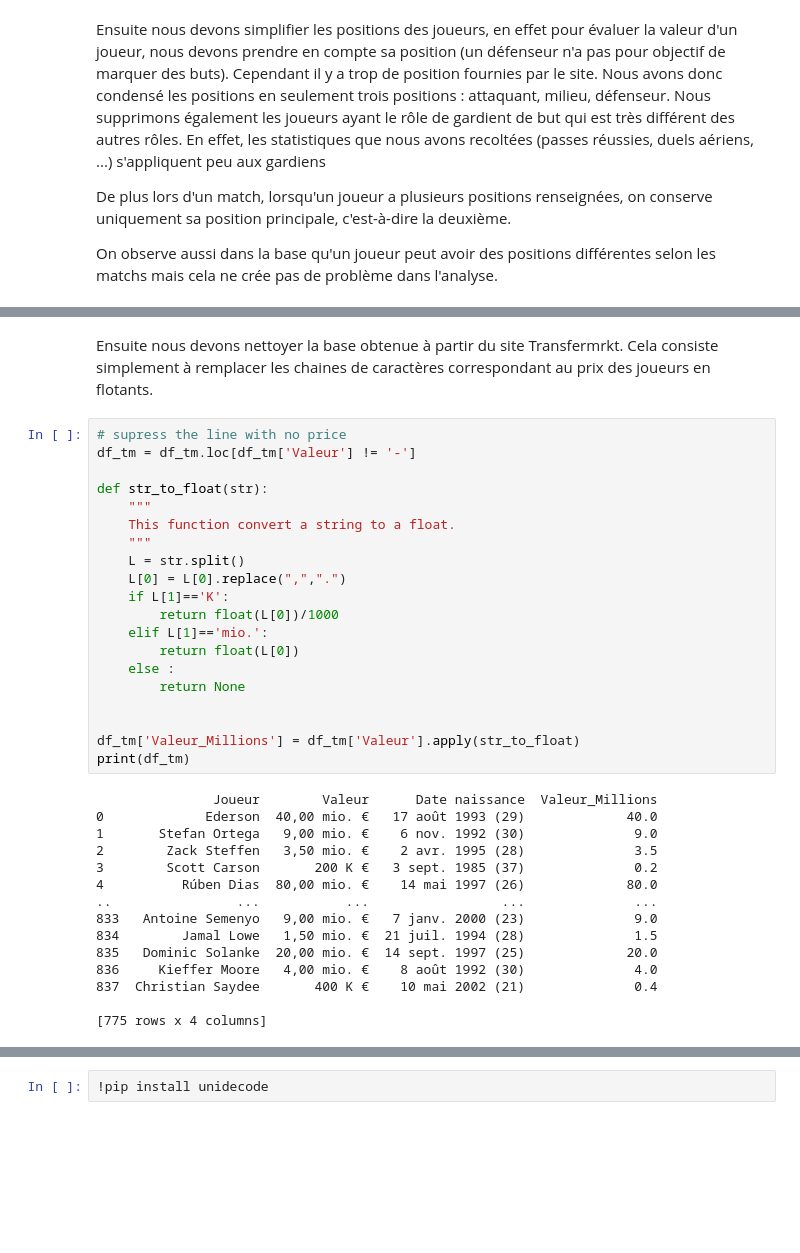
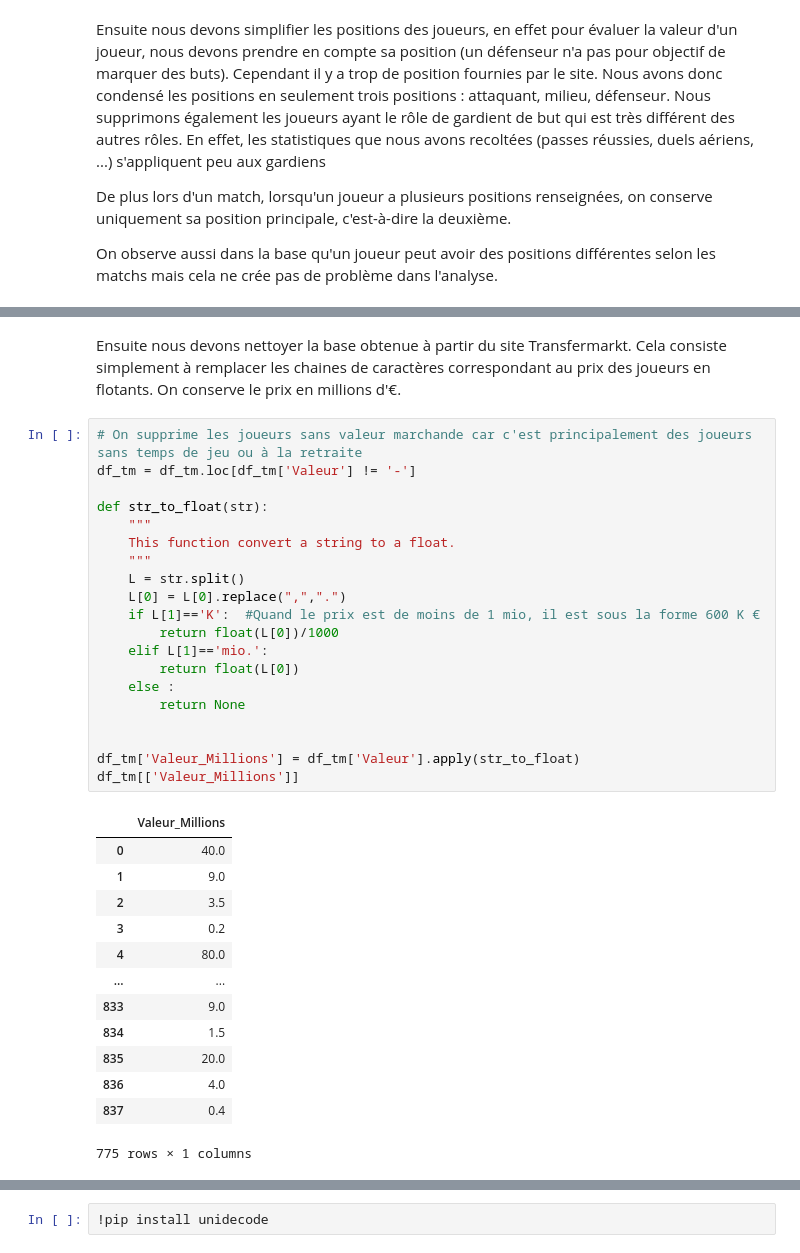
Before and after one commit to lecoqm/evaluation_football, a Jupyter notebook: main.ipynb, the cells around one changed output, grey strips where cells are left out. Drawn from its saved outputs; the diff is of its cells as text; blank space fills up the shorter version.

```diff
--- a/main.ipynb
+++ b/main.ipynb
@@ -180,37 +174,36 @@ print(df_FBREF)
 # %% [markdown]
-Ensuite nous devons nettoyer la base obtenue à partir du site Transfermrkt. Cela consiste simplement à remplacer les chaines de caractères correspondant au prix des joueurs en flotants.
+Ensuite nous devons nettoyer la base obtenue à partir du site Transfermarkt. Cela consiste simplement à remplacer les chaines de caractères correspondant au prix des joueurs en flotants. On conserve le prix en millions d'€.
 # %%
-# supress the line with no price
+# On supprime les joueurs sans valeur marchande car c'est principalement des joueurs sans temps de jeu ou à la retraite
 df_tm = df_tm.loc[df_tm['Valeur'] != '-']
 
 def str_to_float(str):
     """
     This function convert a string to a float.
     """
     L = str.split()
     L[0] = L[0].replace(",",".")
-    if L[1]=='K':
+    if L[1]=='K':  #Quand le prix est de moins de 1 mio, il est sous la forme 600 K €
         return float(L[0])/1000
     elif L[1]=='mio.':
         return float(L[0])
     else :
         return None
 
 
 df_tm['Valeur_Millions'] = df_tm['Valeur'].apply(str_to_float)
-print(df_tm)
+df_tm[['Valeur_Millions']]
 # %% [output]
+|  | Valeur_Millions |
+| 0 | 40.0 |
+| 1 | 9.0 |
+| 2 | 3.5 |
+| 3 | 0.2 |
+| 4 | 80.0 |
+| ... | ... |
+| 833 | 9.0 |
+| 834 | 1.5 |
+| 835 | 20.0 |
+| 836 | 4.0 |
+| 837 | 0.4 |
-               Joueur        Valeur      Date naissance  Valeur_Millions
-0             Ederson  40,00 mio. €   17 août 1993 (29)             40.0
-1       Stefan Ortega   9,00 mio. €    6 nov. 1992 (30)              9.0
-2        Zack Steffen   3,50 mio. €    2 avr. 1995 (28)              3.5
-3        Scott Carson       200 K €   3 sept. 1985 (37)              0.2
-4          Rúben Dias  80,00 mio. €    14 mai 1997 (26)             80.0
-..                ...           ...                 ...              ...
-833   Antoine Semenyo   9,00 mio. €   7 janv. 2000 (23)              9.0
-834        Jamal Lowe   1,50 mio. €  21 juil. 1994 (28)              1.5
-835   Dominic Solanke  20,00 mio. €  14 sept. 1997 (25)             20.0
-836     Kieffer Moore   4,00 mio. €    8 août 1992 (30)              4.0
-837  Christian Saydee       400 K €    10 mai 2002 (21)              0.4
-
-[775 rows x 4 columns]
+775 rows × 1 columns
```
Also changed, not shown: parts of 18 cells of this notebook.
